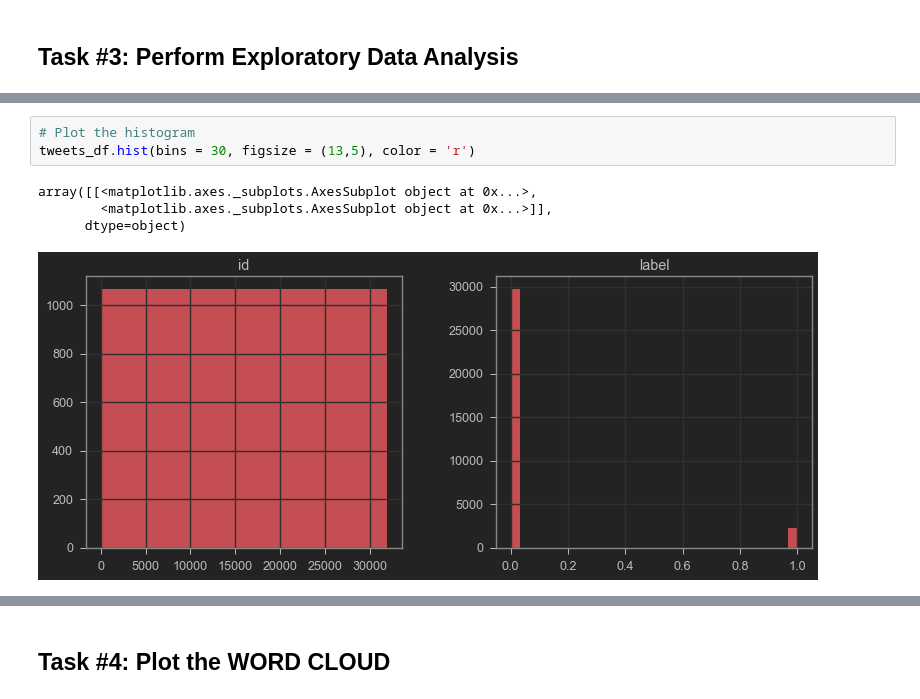
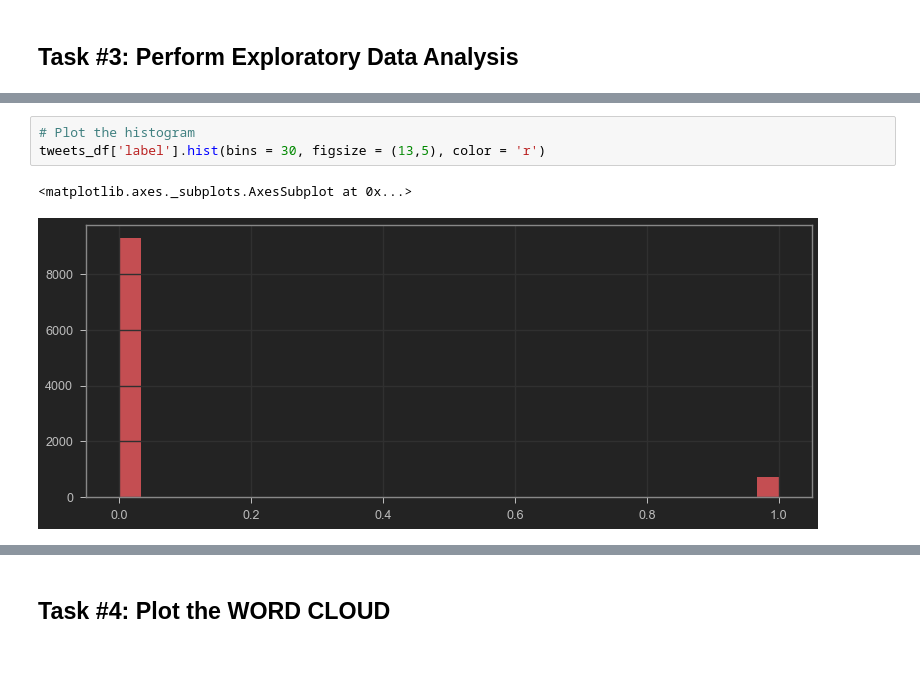
Before and after one commit to sabheen9/Sentiment-Analysis, a Jupyter notebook: sentiment_analysis.ipynb, the cells around one changed output, grey strips where cells are left out. Cells and saved outputs as stored; diff of their text form; blank space fills up the shorter version.

```diff
--- a/sentiment_analysis.ipynb
+++ b/sentiment_analysis.ipynb
@@ -142,11 +142,9 @@ sns.heatmap(tweets_df.isnull(),yticklabels=False,cbar=False,cmap="Blues")
 # %%
 # Plot the histogram
-tweets_df.hist(bins = 30, figsize = (13,5), color = 'r')
+tweets_df['label'].hist(bins = 30, figsize = (13,5), color = 'r')
 # %% [output]
-array([[<matplotlib.axes._subplots.AxesSubplot object at 0x...>,
-        <matplotlib.axes._subplots.AxesSubplot object at 0x...>]],
-      dtype=object)
+<matplotlib.axes._subplots.AxesSubplot at 0x...>
-[figure, old version]
+[figure, new version]
 # %%
 # Plot the CountPlot
 sns.countplot(data=tweets_df, x='label')
```
Also changed, not shown: parts of 23 cells of this notebook, 2 other files.
